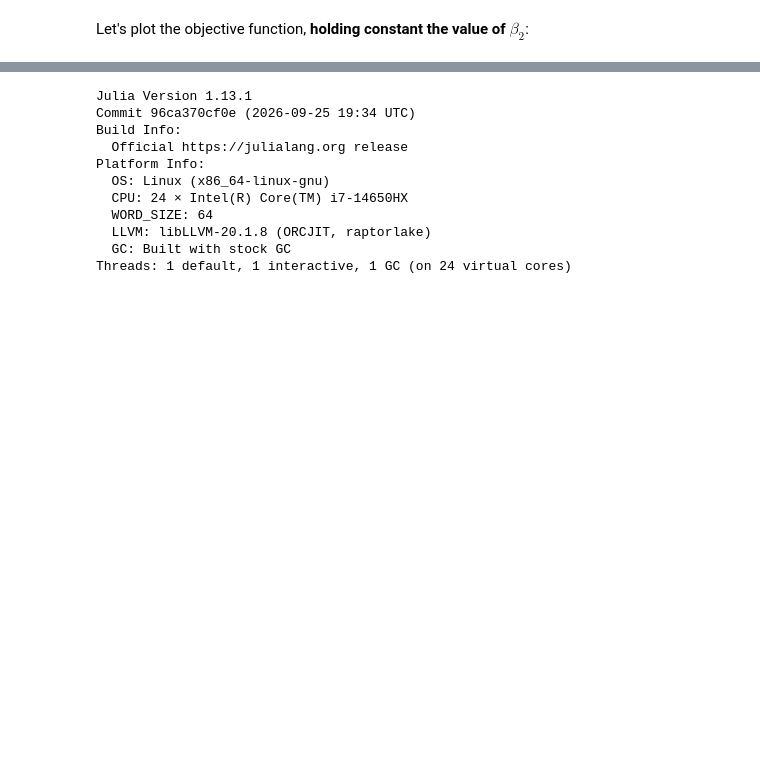
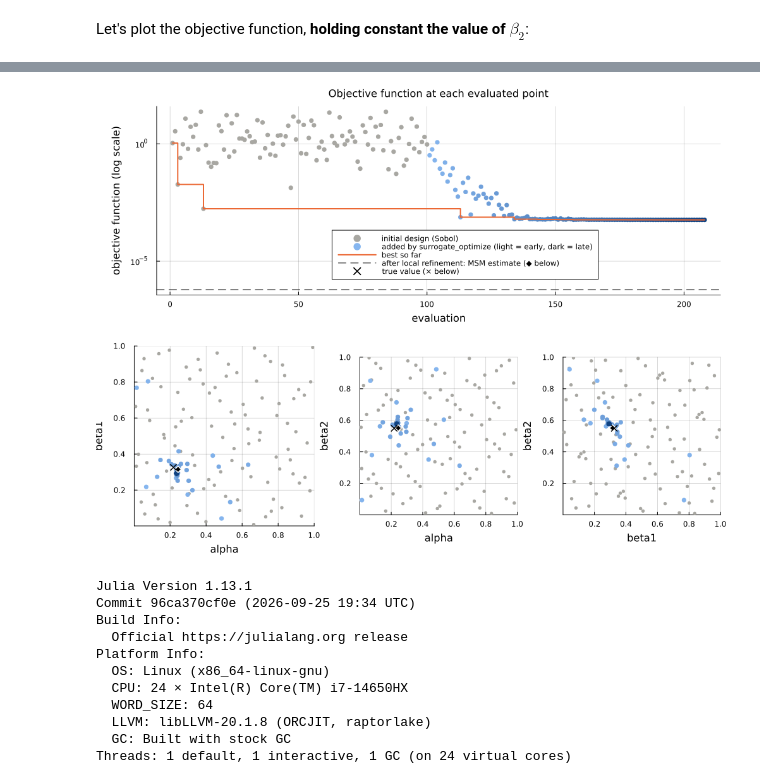
Before and after one commit to JulienPascal/MSM.jl, a Jupyter notebook: notebooks/Surrogates.ipynb, the cells around one changed output, grey strips where cells are left out. Drawn from its saved outputs; the diff is of its cells as text; code cells hidden in the pictures; blank space fills up the shorter version.

```diff
--- a/notebooks/Surrogates.ipynb
+++ b/notebooks/Surrogates.ipynb
@@ -203,0 +210,8 @@ Estimated value for beta2 = 0.0088046875. True value for beta2 = 0.5490511363155
+# %%
+    localResults = msm_localmin(myProblem, collect(min_surrogate[1]), verbose = false)
+minimizer = Optim.minimizer(localResults)
+
+println("Minimum objective function = $(Optim.minimum(localResults)) ($(Optim.f_calls(localResults)) evaluations of the objective function) \n")
+println("Estimated value for alpha = $(minimizer[1]). True value for alpha = $(alpha0[1]) \n")
+println("Estimated value for beta1 = $(minimizer[2]). True value for beta1 = $(beta0[1]) \n")
+println("Estimated value for beta2 = $(minimizer[3]). True value for beta2 = $(beta0[2]) \n")
@@ -244,3 +263,52 @@ df = DataFrame(x1 = xs, x2 = ys)
+# %%
+# History of the surrogate optimization: every evaluated point, in evaluation order
+#----------------------------------------------------------------------------------
+samples = kriging_surrogate.x      # the initial design, then the points added by surrogate_optimize
+objectiveValues  = kriging_surrogate.y      # objective function at these points
+nInitial = n_samples
+added = (nInitial + 1):length(samples)
+
+colorInitial = "#a8a7a2"                        # neutral gray: context
+colorBest    = "#eb6834"                        # orange: best value so far
+rampAdded    = cgrad(["#86b6ef", "#104281"])    # one hue (blue): light = early, dark = late
+
+# (1) Convergence: objective function at each evaluation (log scale)
+bestSoFar = accumulate(min, objectiveValues)
+p_conv = scatter(1:nInitial, objectiveValues[1:nInitial], color = colorInitial, markersize = 4, markerstrokewidth = 0,
+                 label = "initial design (Sobol)")
+scatter!(p_conv, added, objectiveValues[added], marker_z = collect(added), color = rampAdded, colorbar = false,
+         markersize = 4, markerstrokewidth = 0, label = "added by surrogate_optimize (light = early, dark = late)")
+plot!(p_conv, 1:length(objectiveValues), bestSoFar, seriestype = :steppost, color = colorBest, linewidth = 2,
+      label = "best so far")
+hline!(p_conv, [Optim.minimum(localResults)], color = :black, linestyle = :dash, linewidth = 1,
+       label = "after local refinement: MSM estimate (◆ below)")
+scatter!(p_conv, [NaN], [NaN], color = :black, marker = :xcross, markersize = 5, label = "true value (× below)")
+plot!(p_conv, yscale = :log10, xlabel = "evaluation", ylabel = "objective function (log scale)",
+      title = "Objective function at each evaluated point", titlefontsize = 11,
+      legend = (0.40, 0.30), legendfontsize = 8, gridalpha = 0.3, left_margin = 8Plots.mm, bottom_margin = 4Plots.mm)
+
+# (2) Where the points were evaluated: pairwise projections of the parameter space
+paramNames = ["alpha", "beta1", "beta2"]
+estimate = Optim.minimizer(localResults)
+trueValues = [alpha0; beta0]
+panels = []
+for (i, j) in [(1, 2), (1, 3), (2, 3)]
+    p = scatter([s[i] for s in samples[1:nInitial]], [s[j] for s in samples[1:nInitial]],
+                color = colorInitial, markersize = 3, markerstrokewidth = 0)
+    scatter!(p, [samples[t][i] for t in added], [samples[t][j] for t in added], marker_z = collect(added),
+             color = rampAdded, colorbar = false, markersize = 4, markerstrokewidth = 0)
+    scatter!(p, [estimate[i]], [estimate[j]], color = :black, marker = :diamond, markersize = 5,
+             markerstrokecolor = :white, markerstrokewidth = 1)
+    scatter!(p, [trueValues[i]], [trueValues[j]], color = :black, marker = :xcross, markersize = 5,
+             markerstrokecolor = :white, markerstrokewidth = 1)
+    plot!(p, xlabel = paramNames[i], ylabel = paramNames[j], xlims = (lower_bound[i], upper_bound[i]),
+          ylims = (lower_bound[j], upper_bound[j]), aspect_ratio = :equal, gridalpha = 0.3, legend = false)
+    push!(panels, p)
+end
+history = plot(p_conv, panels..., layout = @layout([a; b c d]), size = (1000, 750))
+history
+# %% [output]
+[figure, added]
 # %%
 versioninfo()
 # %% [output]
```
Also changed, not shown: parts of 14 cells of this notebook, 10 other files.
